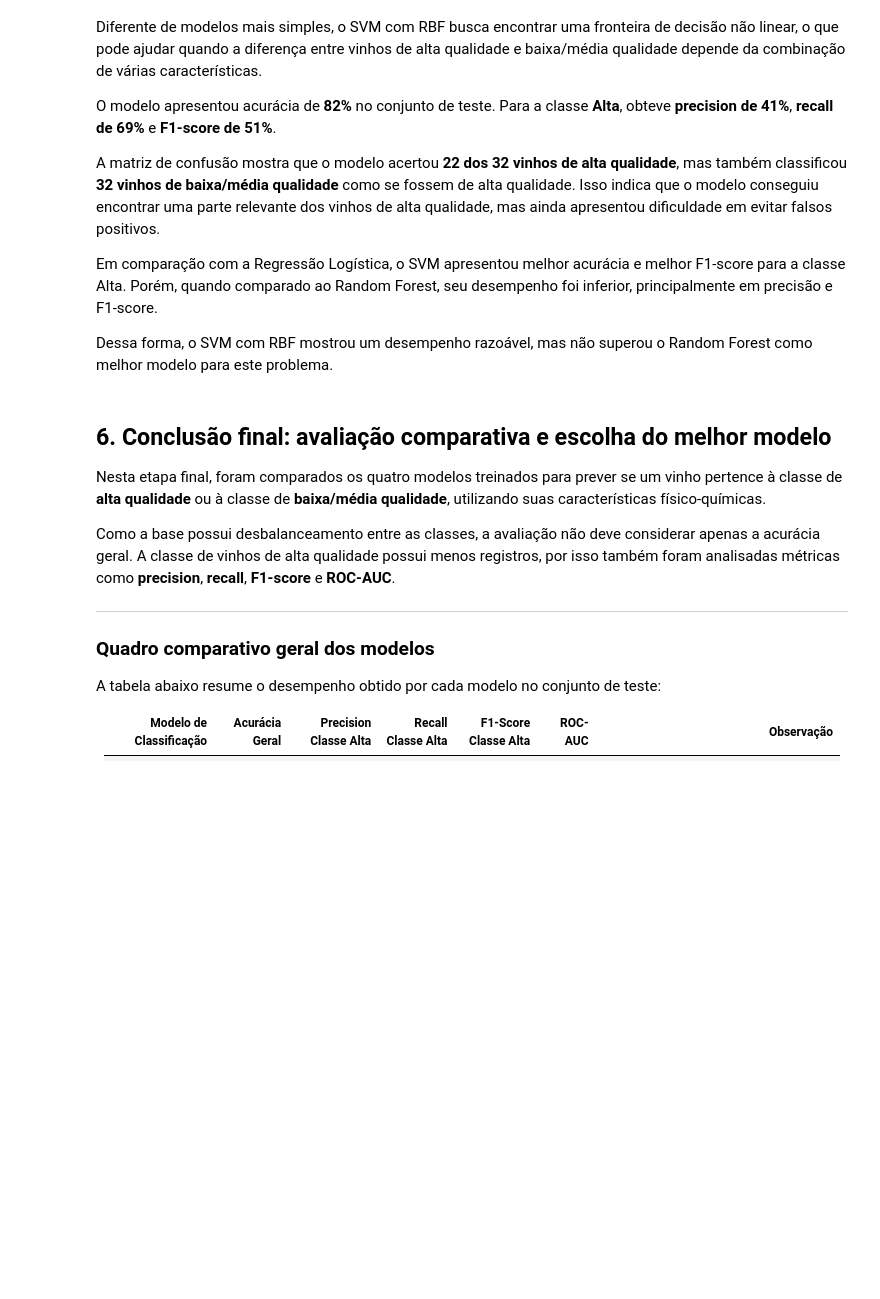
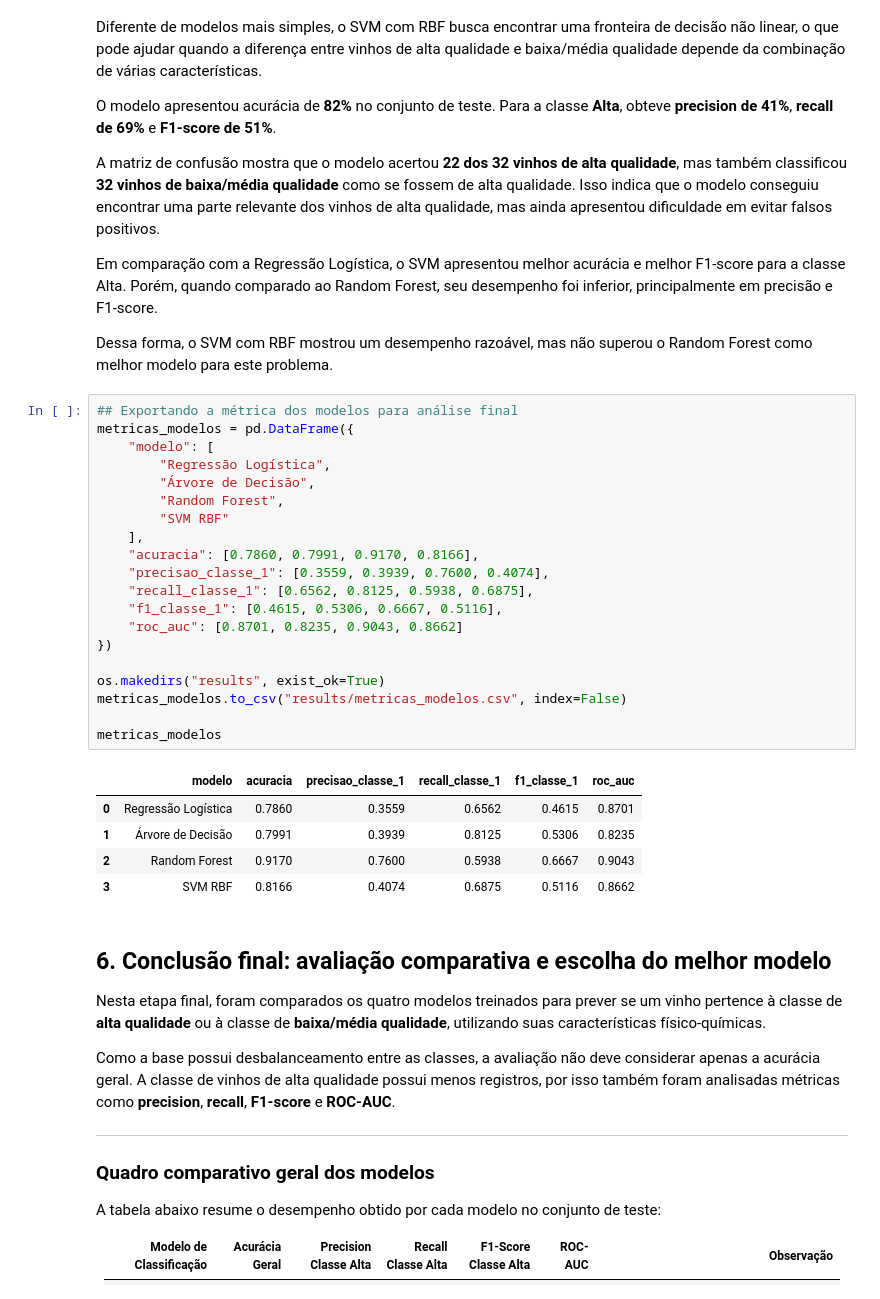
Before and after one commit to monicajss/fiap_techchallenge, a Jupyter notebook: fase-2/notebooks/Notebook_Vinhos.ipynb, the cells around one changed output. Saved outputs shown, nothing was run; the diff lists cells and outputs as text; blank space fills up the shorter version.

Commit message:
Atualizando o arquivo de métricas

```diff
--- a/fase-2/notebooks/Notebook_Vinhos.ipynb
+++ b/fase-2/notebooks/Notebook_Vinhos.ipynb
@@ -993,6 +993,32 @@ A matriz de confusão mostra que o modelo acertou **22 dos 32 vinhos de alta qua
 Em comparação com a Regressão Logística, o SVM apresentou melhor acurácia e melhor F1-score para a classe Alta. Porém, quando comparado ao Random Forest, seu desempenho foi inferior, principalmente em precisão e F1-score.
 
 Dessa forma, o SVM com RBF mostrou um desempenho razoável, mas não superou o Random Forest como melhor modelo para este problema.
+# %%
+## Exportando a métrica dos modelos para análise final
+metricas_modelos = pd.DataFrame({
+    "modelo": [
+        "Regressão Logística",
+        "Árvore de Decisão",
+        "Random Forest",
+        "SVM RBF"
+    ],
+    "acuracia": [0.7860, 0.7991, 0.9170, 0.8166],
+    "precisao_classe_1": [0.3559, 0.3939, 0.7600, 0.4074],
+    "recall_classe_1": [0.6562, 0.8125, 0.5938, 0.6875],
+    "f1_classe_1": [0.4615, 0.5306, 0.6667, 0.5116],
+    "roc_auc": [0.8701, 0.8235, 0.9043, 0.8662]
+})
+
+os.makedirs("results", exist_ok=True)
+metricas_modelos.to_csv("results/metricas_modelos.csv", index=False)
+
+metricas_modelos
+# %% [output]
+|  | modelo | acuracia | precisao_classe_1 | recall_classe_1 | f1_classe_1 | roc_auc |
+| 0 | Regressão Logística | 0.7860 | 0.3559 | 0.6562 | 0.4615 | 0.8701 |
+| 1 | Árvore de Decisão | 0.7991 | 0.3939 | 0.8125 | 0.5306 | 0.8235 |
+| 2 | Random Forest | 0.9170 | 0.7600 | 0.5938 | 0.6667 | 0.9043 |
+| 3 | SVM RBF | 0.8166 | 0.4074 | 0.6875 | 0.5116 | 0.8662 |
 # %% [markdown]
 ## 6. Conclusão final: avaliação comparativa e escolha do melhor modelo
 
```
Also changed, not shown: 1 other file.
